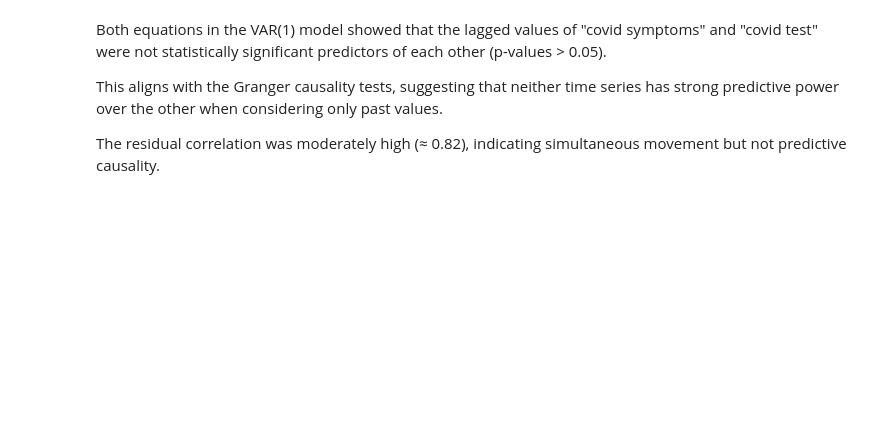
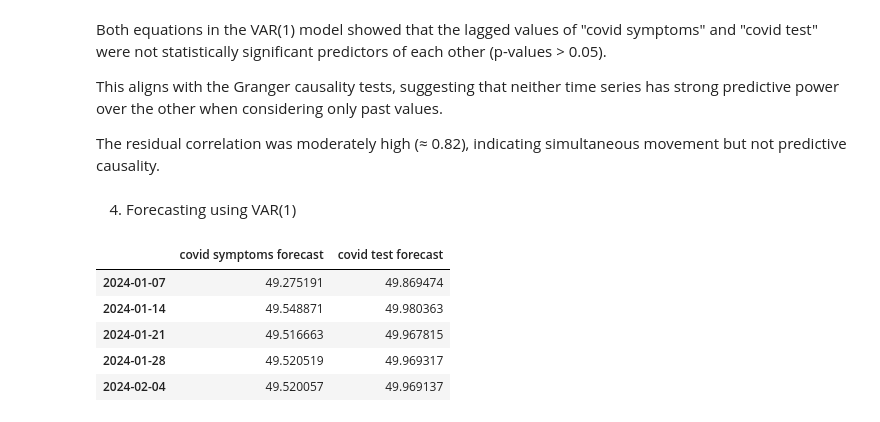
Before and after one commit to sevintanerdi/TSAproject, a Jupyter notebook: TSA_analysis.ipynb, the cells around one changed output. Cells and saved outputs as stored; diff of their text form; code cells hidden in the pictures; blank space fills up the shorter version.

Commit message:
Generated 10 week forecast using VAR(1)

```diff
--- a/TSA_analysis.ipynb
+++ b/TSA_analysis.ipynb
@@ -298,3 +298,31 @@ Both equations in the VAR(1) model showed that the lagged values of "covid sympt
 This aligns with the Granger causality tests, suggesting that neither time series has strong predictive power over the other when considering only past values.
 
 The residual correlation was moderately high (≈ 0.82), indicating simultaneous movement but not predictive causality.
+# %% [markdown]
+4. Forecasting using VAR(1)
+# %%
+data['date'] = pd.to_datetime(data['date'])
+data.set_index('date', inplace = True)
+# %%
+# Forecast 10 weeks ahead using VAR(1)
+forecast_steps = 10
+forecast = results.forecast(y=data[['covid symptoms', 'covid test']].values, steps=forecast_steps)
+
+# Forecast dates (weekly)
+last_date = data.index[-1]
+forecast_index = pd.date_range(start=last_date + pd.Timedelta(weeks=1), periods=forecast_steps, freq='W')
+
+# Convert forecast to DataFrame
+forecast_df = pd.DataFrame(forecast,
+index=forecast_index,
+columns=['covid symptoms forecast', 'covid test forecast'])
+
+# Display forecast
+forecast_df.head()
+# %% [output]
+|  | covid symptoms forecast | covid test forecast |
+| 2024-01-07 | 49.275191 | 49.869474 |
+| 2024-01-14 | 49.548871 | 49.980363 |
+| 2024-01-21 | 49.516663 | 49.967815 |
+| 2024-01-28 | 49.520519 | 49.969317 |
+| 2024-02-04 | 49.520057 | 49.969137 |
```
Also changed, not shown: parts of 2 cells of this notebook.
